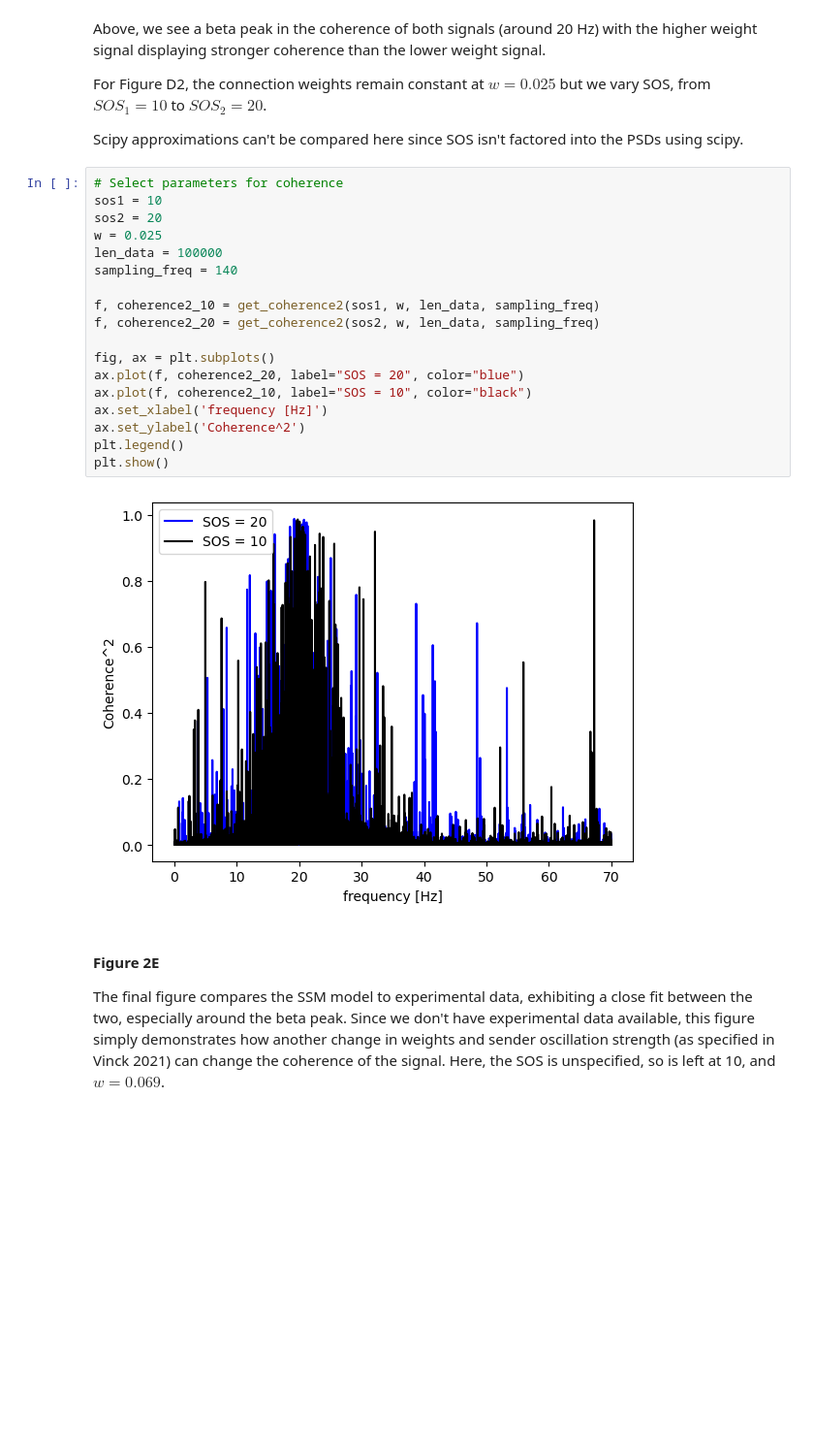
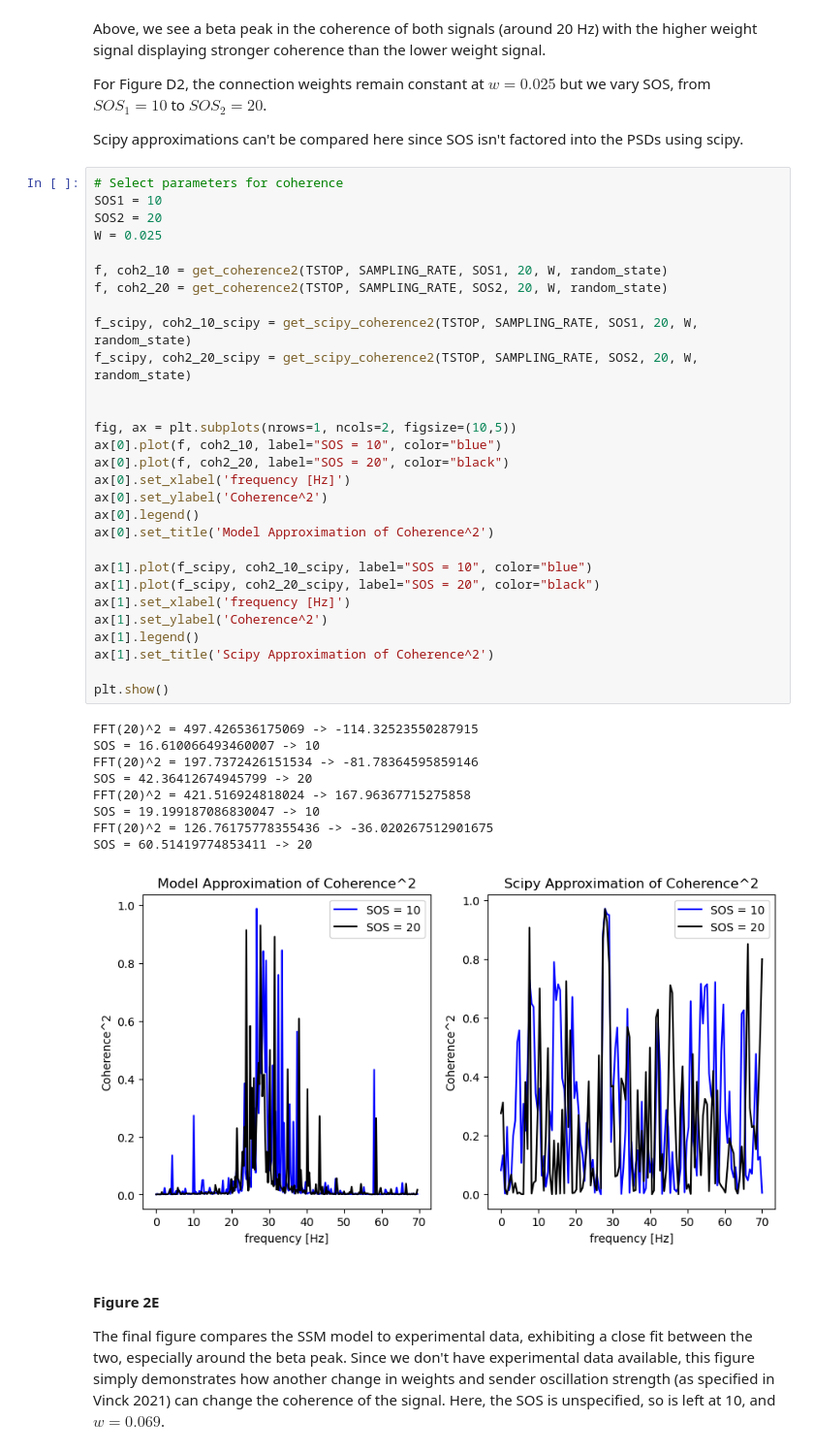
Before and after one commit to cyneuro/neuro_communication, a Jupyter notebook: Vinck2021_SSM_tutorial.ipynb, the cells around one changed output. Shown at 97% size. Saved outputs shown, nothing was run; the diff lists cells and outputs as text; blank space fills up the shorter version.

Commit message:
Updated non source projection coherence code

```diff
--- a/Vinck2021_SSM_tutorial.ipynb
+++ b/Vinck2021_SSM_tutorial.ipynb
@@ -405,24 +468,43 @@ For Figure D2, the connection weights remain constant at $w = 0.025$ but we vary
 Scipy approximations can't be compared here since SOS isn't factored into the PSDs using scipy.
 # %%
 # Select parameters for coherence
-sos1 = 10
-sos2 = 20
-w = 0.025
-len_data = 100000
-sampling_freq = 140
+SOS1 = 10
+SOS2 = 20
+W = 0.025
 
-f, coherence2_10 = get_coherence2(sos1, w, len_data, sampling_freq)
-f, coherence2_20 = get_coherence2(sos2, w, len_data, sampling_freq)
+f, coh2_10 = get_coherence2(TSTOP, SAMPLING_RATE, SOS1, 20, W, random_state)
+f, coh2_20 = get_coherence2(TSTOP, SAMPLING_RATE, SOS2, 20, W, random_state)
 
-fig, ax = plt.subplots()
-ax.plot(f, coherence2_20, label="SOS = 20", color="blue")
-ax.plot(f, coherence2_10, label="SOS = 10", color="black")
-ax.set_xlabel('frequency [Hz]')
-ax.set_ylabel('Coherence^2')
-plt.legend()
+f_scipy, coh2_10_scipy = get_scipy_coherence2(TSTOP, SAMPLING_RATE, SOS1, 20, W, random_state)
+f_scipy, coh2_20_scipy = get_scipy_coherence2(TSTOP, SAMPLING_RATE, SOS2, 20, W, random_state)
+
+
+fig, ax = plt.subplots(nrows=1, ncols=2, figsize=(10,5))
+ax[0].plot(f, coh2_10, label="SOS = 10", color="blue")
+ax[0].plot(f, coh2_20, label="SOS = 20", color="black")
+ax[0].set_xlabel('frequency [Hz]')
+ax[0].set_ylabel('Coherence^2')
+ax[0].legend()
+ax[0].set_title('Model Approximation of Coherence^2')
+
+ax[1].plot(f_scipy, coh2_10_scipy, label="SOS = 10", color="blue")
+ax[1].plot(f_scipy, coh2_20_scipy, label="SOS = 20", color="black")
+ax[1].set_xlabel('frequency [Hz]')
+ax[1].set_ylabel('Coherence^2')
+ax[1].legend()
+ax[1].set_title('Scipy Approximation of Coherence^2')
+
 plt.show()
 # %% [output]
+FFT(20)^2 = 497.426536175069 -> -114.32523550287915
+SOS = 16.610066493460007 -> 10
+FFT(20)^2 = 197.7372426151534 -> -81.78364595859146
+SOS = 42.36412674945799 -> 20
+FFT(20)^2 = 421.516924818024 -> 167.96367715275858
+SOS = 19.199187086830047 -> 10
+FFT(20)^2 = 126.76175778355436 -> -36.020267512901675
+SOS = 60.51419774853411 -> 20
-[figure, old version]
+[figure, new version]
 # %% [markdown]
 #### Figure 2E
 
```
Also changed, not shown: parts of 13 cells of this notebook.
